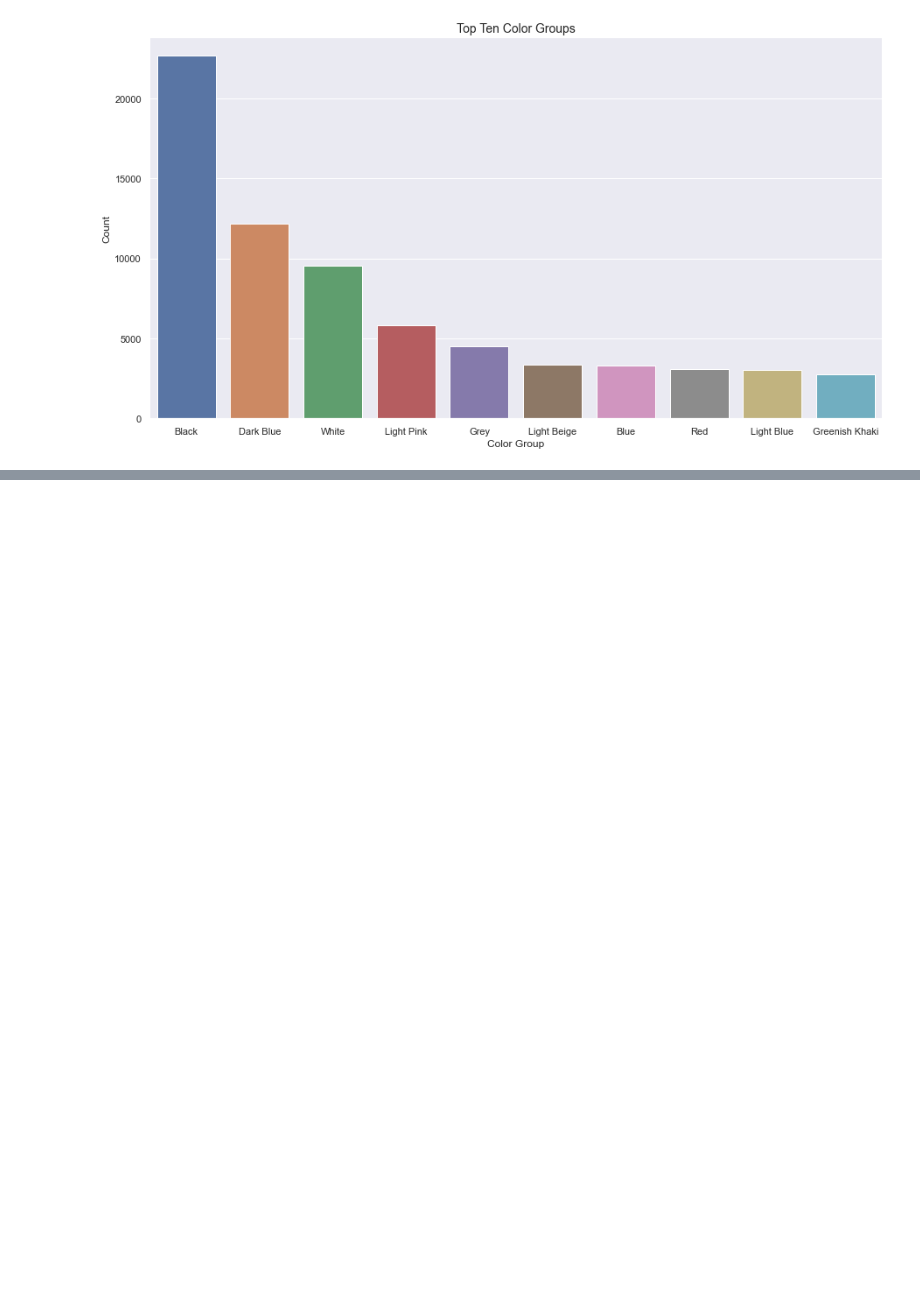
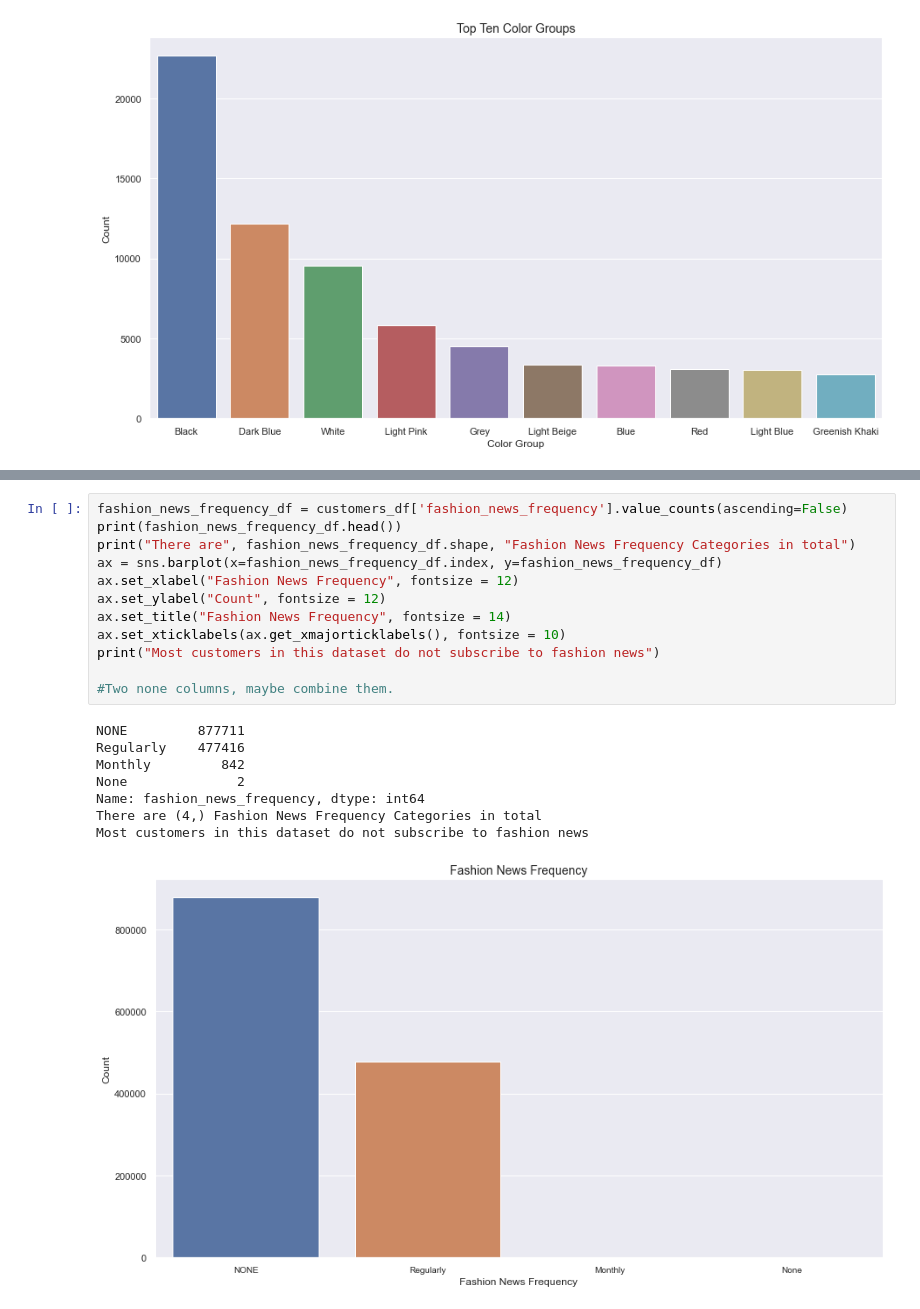
Before and after one commit to ParkerJiang/4995Group36FinalProject, a Jupyter notebook: EDA.ipynb, the cells around one changed output, grey strips where cells are left out. Cells and saved outputs as stored; diff of their text form; blank space fills up the shorter version.

```diff
--- a/EDA.ipynb
+++ b/EDA.ipynb
@@ -68,0 +117,21 @@ There are (10,) Clothing Types in total
+# %%
+fashion_news_frequency_df = customers_df['fashion_news_frequency'].value_counts(ascending=False)
+print(fashion_news_frequency_df.head())
+print("There are", fashion_news_frequency_df.shape, "Fashion News Frequency Categories in total")
+ax = sns.barplot(x=fashion_news_frequency_df.index, y=fashion_news_frequency_df)
+ax.set_xlabel("Fashion News Frequency", fontsize = 12)
+ax.set_ylabel("Count", fontsize = 12)
+ax.set_title("Fashion News Frequency", fontsize = 14)
+ax.set_xticklabels(ax.get_xmajorticklabels(), fontsize = 10)
+print("Most customers in this dataset do not subscribe to fashion news")
+
+#Two none columns, maybe combine them.
+# %% [output]
+NONE         877711
+Regularly    477416
+Monthly         842
+None              2
+Name: fashion_news_frequency, dtype: int64
+There are (4,) Fashion News Frequency Categories in total
+Most customers in this dataset do not subscribe to fashion news
+[figure, added]
```
Also changed, not shown: parts of 7 cells of this notebook.
